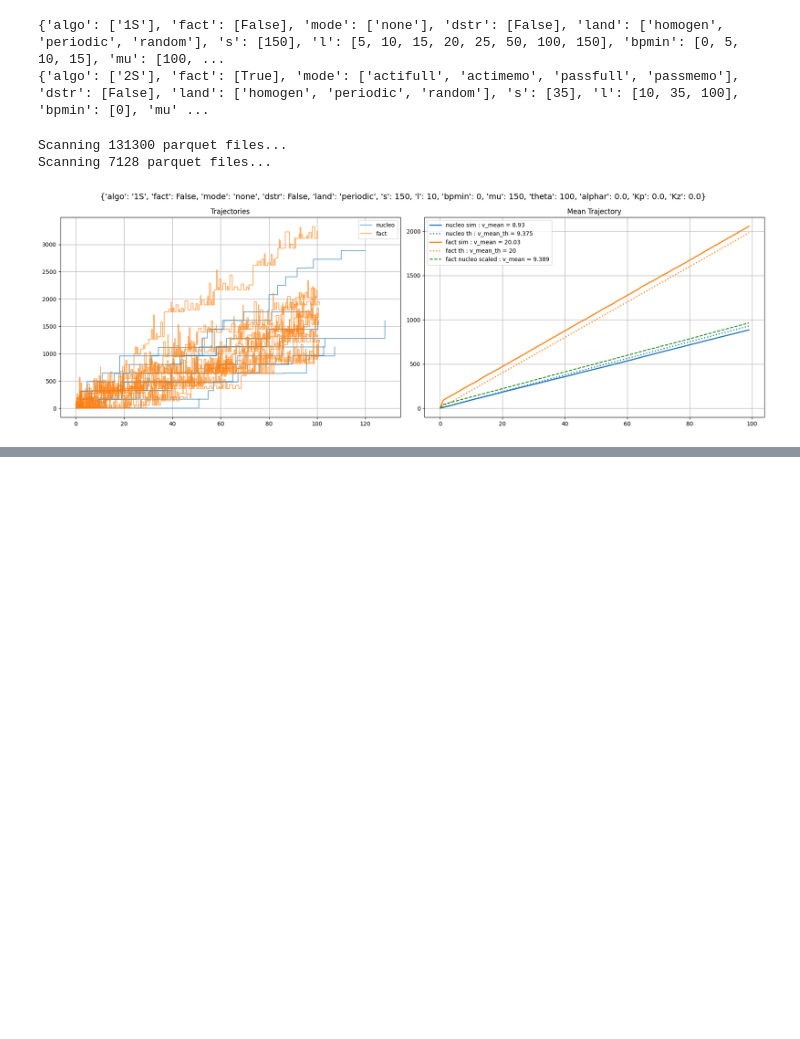
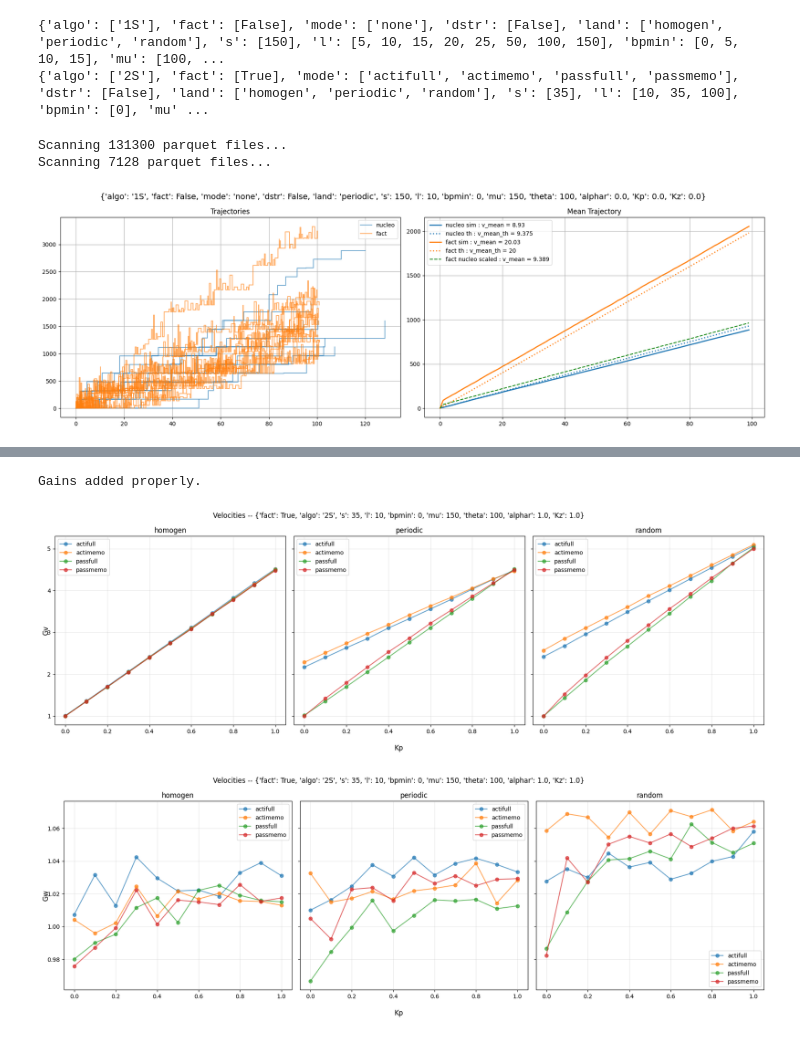
Before and after one commit to npelletbossot/Workspace, a Jupyter notebook: notebooks/work/fact_new.ipynb, the cells around one changed output, grey strips where cells are left out. Saved outputs shown, nothing was run; the diff lists cells and outputs as text; code cells hidden in the pictures; blank space fills up the shorter version.

```diff
--- a/notebooks/work/fact_new.ipynb
+++ b/notebooks/work/fact_new.ipynb
@@ -172,16 +305,15 @@ Scanning 7128 parquet files...
 # %%
-# ── I.3 : DATA GAINS ──────────────────────────────────────────────────────────────────────
+# ── II.1 : DATA GAINS ──────────────────────────────────────────────────────────────────────
 
-#
-
-
+# Carefull with the way of making the gains
+# Playing on two different key concepts :
+# Dividing by Kz = 0.00 / 1.00
+# Comparing to homogen or same land
 
 # ── ADDING GAINS ─────────────────────────────────────────────────────────────
-
-df_all = df_all_fact.clone()
-
-ALL_KEYS = ["algo", "fact", "mode", "dstr", "land", "s", "l", "bpmin", "mu", "theta", "Kp", "Kz"]
-FILTERS  = {"Kp": 0, "Kz": 0}
+ALL_KEYS = ["algo", "fact", "mode", "dstr", "land", "s", "l", "bpmin", "mu", "theta", "alphar", "Kp", "Kz"]
+FILTERS  = {"Kp": 0, "Kz": 0.0}
+# FILTERS  = {"Kp": 0, "Kz": 1.0}
 GAINS    = [("v_mean", "Gv"), ("wf", "Gw")]
 
 
@@ -190,7 +322,6 @@ def add_gain_columns(
     all_keys: list[str],
     ref_filters: dict[str, object],
     cols_to_normalize: list[tuple[str, str]],
-    cross_dims: list[str] | None = None,
 ) -> pl.DataFrame:
     """
     Calcule des gains normalisés par rapport à une ligne de référence.
@@ -200,16 +331,9 @@ def add_gain_columns(
     all_keys          : colonnes identifiant un scénario unique.
     ref_filters       : conditions définissant la référence (ex: {"Kp": 0, "land": "homogen"}).
     cols_to_normalize : liste de (colonne_source, nom_du_gain).
-    cross_dims        : dimensions exclues du join (référence partagée entre scénarios).
-                        Par défaut : les clés de ref_filters.
     """
+    join_keys = [k for k in all_keys if k not in ref_filters]
 
-    if cross_dims is None:
-        cross_dims = list(ref_filters.keys())
-
-    join_keys = [k for k in all_keys if k not in cross_dims]
-
-    # Référence : moyenne des colonnes cibles sur les lignes filtrées
     ref_mask = pl.all_horizontal(pl.col(col) == val for col, val in ref_filters.items())
     df_ref = (
         df.filter(ref_mask)
@@ -217,51 +341,70 @@ def add_gain_columns(
         .agg(pl.col(src).mean().alias(f"_ref_{alias}") for src, alias in cols_to_normalize)
     )
 
-    # Join et normalisation
     ref_cols = [f"_ref_{alias}" for _, alias in cols_to_normalize]
     return (
         df.join(df_ref, on=join_keys, how="left")
         .with_columns((pl.col(src) / pl.col(f"_ref_{alias}")).alias(alias) for src, alias in cols_to_normalize)
         .drop(ref_cols)
     )
 
-# Cas 1 : référence Kp==0 & land==homogen, partagée entre tous les scénarios
-df_cross = add_gain_columns(
+# Cas 1 : référence Kp==0 & Kz ==0 - land==homogen, partagée entre tous les scénarios
+df_1 = add_gain_columns(
     df_all,
     all_keys          = ALL_KEYS,
-    ref_filters       ={
-        **FILTERS,
-        "land": "homogen",
-    },
+    ref_filters       = {**FILTERS, "land": "homogen"},
     cols_to_normalize = GAINS,
-    cross_dims        = ["land"],   # seulement land à exclure du join
 )
 
-# Cas 2 : référence Kp==0, chaque land garde sa propre référence
-df_per = add_gain_columns(
+# Cas 2 : référence Kp==0  & Kz ==0 - chaque land garde sa propre référence
+df_2 = add_gain_columns(
     df_all,
     all_keys          = ALL_KEYS,
     ref_filters       = FILTERS,
     cols_to_normalize = GAINS,
-    # cross_dims = [] par défaut → join sur les 11 clés exactement
 )
+
+
+# ── CHOOSING ──────────────────────────────────────────────────────────────────
+df_study = df_2
+# print(df_study)
 
 
 # ── CHECKING ──────────────────────────────────────────────────────────────────
 df_check = (
-    df_per
+    df_study
     .filter(
         (pl.col("s")     == 35  ) &
         (pl.col("mu")    == 150 ) &
         (pl.col("theta") == 100 ) &
-        (pl.col("Kz")    == 0.00) &
         (pl.col("Kp")    == 0.00)
     )
     .select(["land", "mode", "l", "Gv", "Gw"])
 )
-print(df_check)
+if np.all(df_check["Gv"].to_numpy() != 1.0) or np.all(df_check["Gw"].to_numpy() != 1.0) :
+    print("Problem in normalizing.")
+else:
+    print("Gains added properly.")
 
 
-# ── CHOOSING ──────────────────────────────────────────────────────────────────
+# ── PLOT : Call ───────────────────────────────────────────────────────────────
+params_fixed = {
+    "fact"  : True,
+    "algo"  : "2S",
+    "s"     : 35,
+    "l"     : 10,
+    "bpmin" : 0,
+    "mu"    : 150,
+    "theta" : 100,
+    "alphar": 1.0,
+    "Kz"    : 1.00
+}
 
-df_study = df_per
+df_work = df_study.filter(pl.all_horizontal(pl.col(k) == v for k, v in params_fixed.items()))
+
+plot_velocities(df_work, y_col="Gv", y_th_col=None, params_fixed=params_fixed)
+plot_velocities(df_work, y_col="Gw", y_th_col=None, params_fixed=params_fixed)
+# %% [output]
+Gains added properly.
+[figure, added]
+[figure, added]
```
Also changed, not shown: parts of 4 cells of this notebook.
